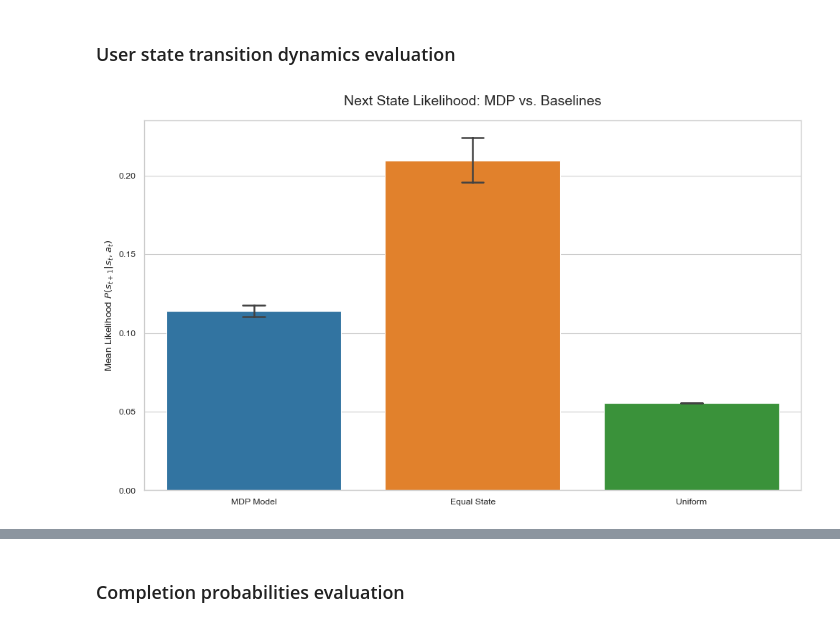
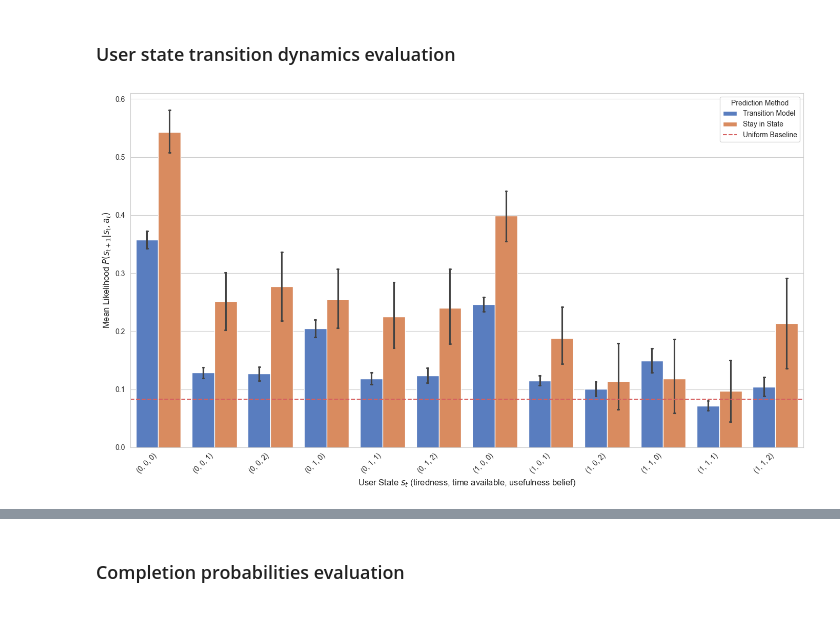
Before and after one commit to shirleyxindi/morl-personalization, a Jupyter notebook: src/RQ/dynamics_evaluation.ipynb, the cells around one changed output, grey strips where cells are left out. Drawn from its saved outputs; the diff is of its cells as text; code cells hidden in the pictures.

Commit message:
Analysis

```diff
--- a/src/RQ/dynamics_evaluation.ipynb
+++ b/src/RQ/dynamics_evaluation.ipynb
@@ -63,7 +71,9 @@ action_data = pd.read_csv(os.path.join(data_folder, 'challenge_info.csv'))
 samples = pd.read_csv(os.path.join(data_folder, 'processed_samples.csv'))
 
 actions_clustered, _, _ = dp.cluster_actions(action_data, cluster_vars, num_clusters=NUM_CLUSTERS)
+# actions_clustered['cat_diff_cluster'] = actions_clustered.groupby(['category', 'expert_score']).ngroup()
 
-df, initial_distribution = dp.process_samples(samples, actions_clustered, state_features, NUM_VALS_PER_FEATURE, cluster_col, MAX_COUNT, NUM_CLUSTERS)
+df, initial_distribution, mapping = dp.process_samples(samples, actions_clustered, state_features, NUM_VALS_PER_FEATURE, action_col, cluster_col, MAX_COUNT, NUM_CLUSTERS)
+df.head(50)
 # %% [output]
 Number of samples after processing: 3111
@@ -113,0 +98,2 @@ def evaluate_dynamics(test_df, P_comp, R, P, R_action_only, P_comp_action_only,
+# %%
+stochastic_outcomes = ["likedness", "usefulness", "difficulty", "PAY_next"]
@@ -249,0 +278,8 @@ L1-error (action-only) per objective: 0.4391 ± 0.0779, 0.3465 ± 0.0796, 0.3444
+# %%
+for obj, obj_name in zip(reward_cols, obj_names):
+    if obj == "r_diversity":
+        continue  # Skip diversity for this analysis, since it is deterministic
+    combined_results[f'{obj}_improvement'] = combined_results[f'{obj}_l1_error_action_only'] - combined_results[f'{obj}_l1_error']
+    user_diffs = combined_results.groupby('user_id')[f'{obj}_improvement'].mean().values
+    print(f"\n{obj_name}:")
+    ba.paired_t_test(user_diffs)
@@ -249,0 +350,6 @@ L1-error (action-only) per objective: 0.4391 ± 0.0779, 0.3465 ± 0.0796, 0.3444
+# %%
+for outcome in stochastic_outcomes:
+    combined_results[f'{outcome}_improvement'] = combined_results[f'{outcome}_likelihood'] - combined_results[f'{outcome}_likelihood_action_only']
+    user_diffs = combined_results.groupby('user_id')[f'{outcome}_improvement'].mean().values
+    print(f"\n{outcome}:")
+    ba.paired_t_test(user_diffs)
@@ -252,33 +376,45 @@ L1-error (action-only) per objective: 0.4391 ± 0.0779, 0.3465 ± 0.0796, 0.3444
 # %%
 uniform_prob = 1.0 / NUM_USER_STATES
 
-rows = []
-for next_list, equal_list in zip(all_next_state_likelihoods, all_equal_state_likelihoods):
-    for p_next, p_equal in zip(next_list, equal_list):
-        rows.append({'Model': 'MDP Model', 'Likelihood': p_next})
-        rows.append({'Model': 'Equal State', 'Likelihood': float(p_equal)})
-        rows.append({'Model': 'Uniform', 'Likelihood': uniform_prob})
+plot_data = combined_results[['s_idx', 'next_state_likelihood', 'equal_state']].copy()
+plot_data['State'] = plot_data['s_idx'].apply(lambda x: str(utils.idx_to_user_state(x, NUM_VALS_PER_FEATURE)))
 
-df_plot = pd.DataFrame(rows)
+plot_data = plot_data.rename(columns={
+    'next_state_likelihood': 'Transition Model',
+    'equal_state': 'Stay in State'
+})
 
-plt.figure(figsize=(10, 6))
+# sort on s_idx to ensure states are in a logical order
+plot_data = plot_data.sort_values('s_idx')
+
+df_melted = plot_data.melt(id_vars=['State'],
+                           value_vars=['Transition Model', 'Stay in State'],
+                           var_name='Model',
+                           value_name='Likelihood')
+
+plt.figure(figsize=(14, 8))
 sns.set_style("whitegrid")
 
-# Create the bar plot
 ax = sns.barplot(
-    data=df_plot,
-    x='Model',
+    data=df_melted,
+    x='State',
     y='Likelihood',
     hue='Model',
-    capsize=.1,           # Adds the horizontal caps to the error bars
-    errorbar=('ci', 95)    # Explicitly set 95% Confidence Interval
+    palette='muted',
+    capsize=.05,
+    errorbar=('ci', 95)
 )
 
-# Style the plot
-plt.title('Next State Likelihood: MDP vs. Baselines', fontsize=14, pad=15)
-plt.ylabel('Mean Likelihood $P(s_{t+1} | s_t, a_t)$')
-plt.xlabel('') # Model names are self-explanatory
+# plt.title('Next State Likelihood by User State', fontsize=16, pad=20)
+plt.ylabel('Mean Likelihood $P(s_{t+1} | s_t, a_t)$', fontsize=12)
+plt.xlabel('User State $s_t$ (tiredness, time available, usefulness belief)', fontsize=12)
+
+plt.axhline(uniform_prob, color=sns.color_palette("muted")[3], linestyle='--', alpha=1, label='Uniform Baseline')
+plt.xticks(rotation=45, ha='right')
+
+plt.legend(title='Prediction Method')
+plt.savefig(results_folder + "figures/transition_model_comparison.svg", bbox_inches='tight')
 plt.tight_layout()
 plt.show()
 # %% [output]
-[figure, old version]
+[figure, new version]
```
Also changed, not shown: parts of 17 cells of this notebook, 18 other files.
